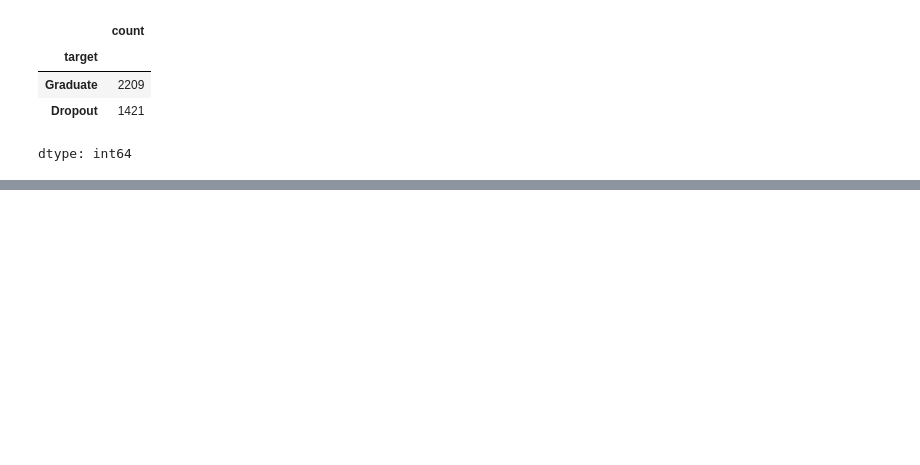
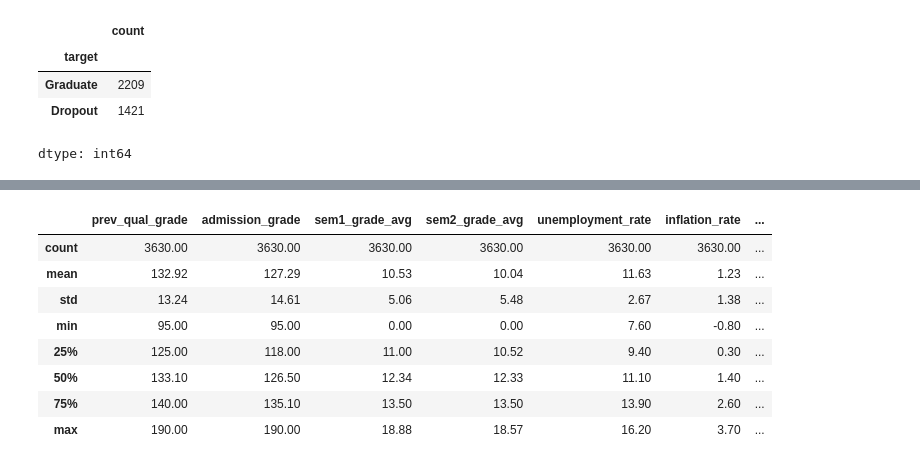
Before and after one commit to MatteoCorsi-git/Master-Data-Science-Statistical-Learning---UNIFI-IMT-Lucca---2024-25, a Jupyter notebook: hands_on_lab (Python)/bozza_hands_on_python_ML_project.ipynb, the cells around one changed output, grey strips where cells are left out. Saved outputs shown, nothing was run; the diff lists cells and outputs as text; code cells hidden in the pictures; blank space fills up the shorter version.

```diff
--- a/hands_on_lab (Python)/bozza_hands_on_python_ML_project.ipynb
+++ b/hands_on_lab (Python)/bozza_hands_on_python_ML_project.ipynb
@@ -212,0 +225,12 @@ memory usage: 1.0+ MB
+# %%
+df[["prev_qual_grade", "admission_grade", "sem1_grade_avg", "sem2_grade_avg", "unemployment_rate","inflation_rate","gdp"]].describe().round(2)
+# %% [output]
+|  | prev_qual_grade | admission_grade | sem1_grade_avg | sem2_grade_avg | unemployment_rate | inflation_rate | ... |
+| count | 3630.00 | 3630.00 | 3630.00 | 3630.00 | 3630.00 | 3630.00 | ... |
+| mean | 132.92 | 127.29 | 10.53 | 10.04 | 11.63 | 1.23 | ... |
+| std | 13.24 | 14.61 | 5.06 | 5.48 | 2.67 | 1.38 | ... |
+| min | 95.00 | 95.00 | 0.00 | 0.00 | 7.60 | -0.80 | ... |
+| 25% | 125.00 | 118.00 | 11.00 | 10.52 | 9.40 | 0.30 | ... |
+| 50% | 133.10 | 126.50 | 12.34 | 12.33 | 11.10 | 1.40 | ... |
+| 75% | 140.00 | 135.10 | 13.50 | 13.50 | 13.90 | 2.60 | ... |
+| max | 190.00 | 190.00 | 18.88 | 18.57 | 16.20 | 3.70 | ... |
```
Also changed, not shown: parts of 12 cells of this notebook.
